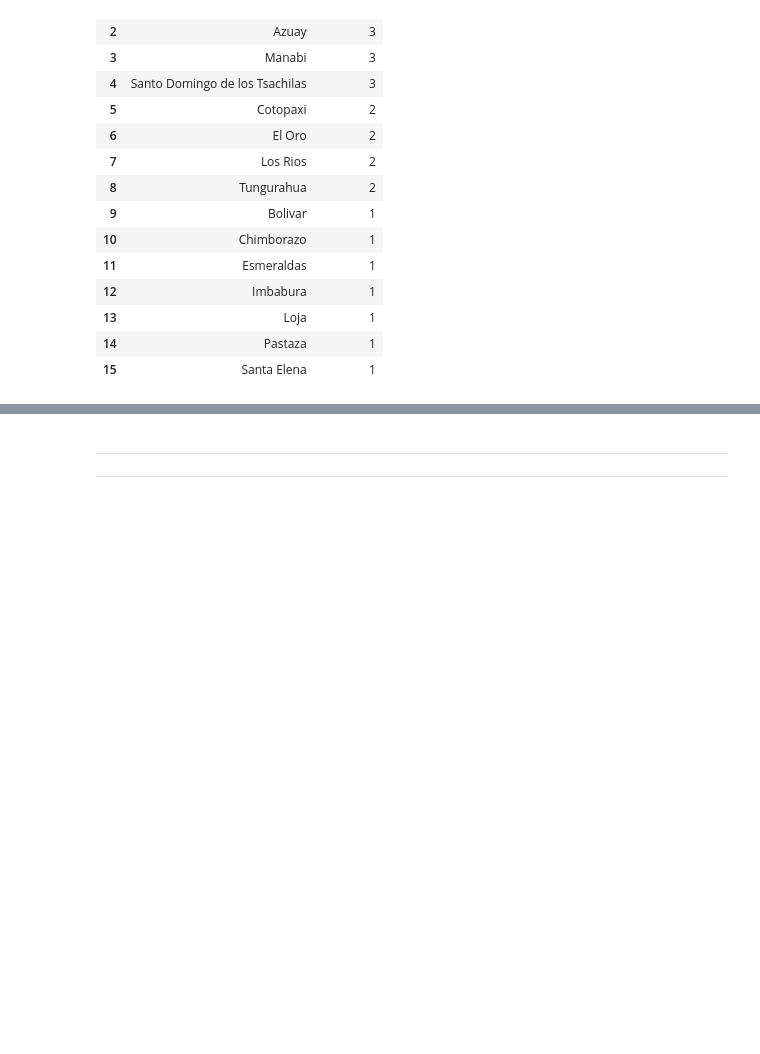
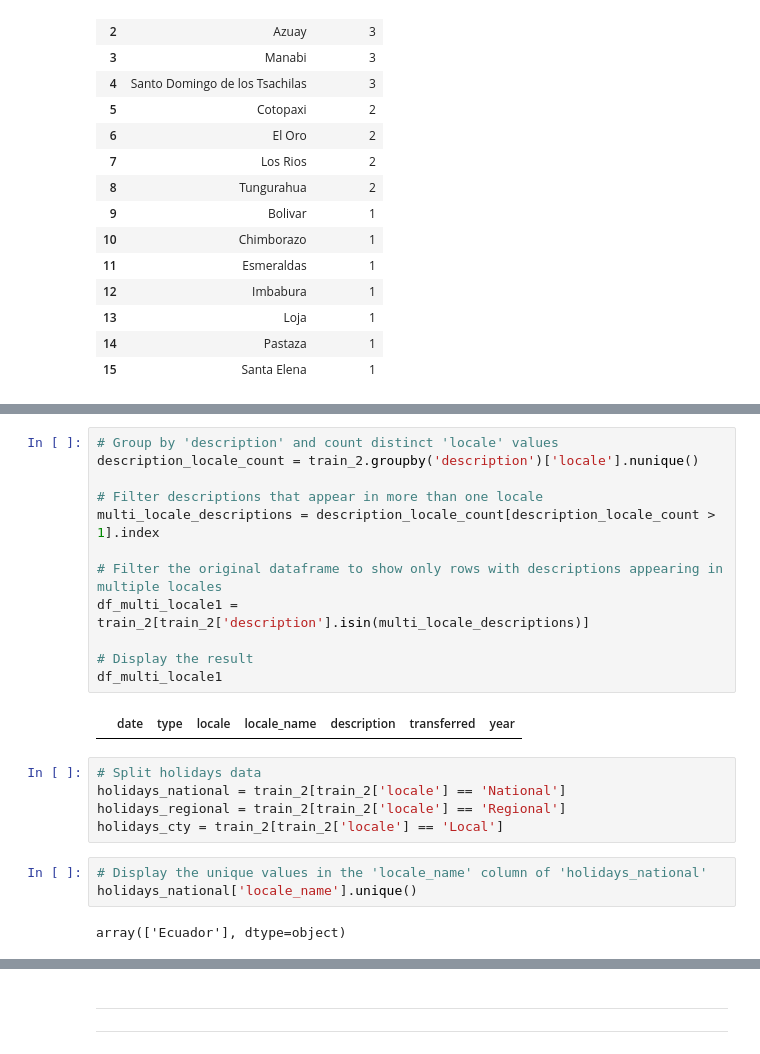
Before and after one commit to Safowaa/The_Regression_Project, a Jupyter notebook: Notebook/main.ipynb, the cells around one changed output, grey strips where cells are left out. Drawn from its saved outputs; the diff is of its cells as text; blank space fills up the shorter version.

```diff
--- a/Notebook/main.ipynb
+++ b/Notebook/main.ipynb
@@ -938,0 +958,24 @@ memory usage: 37.2+ MB
+# %%
+# Group by 'description' and count distinct 'locale' values
+description_locale_count = train_2.groupby('description')['locale'].nunique()
+
+# Filter descriptions that appear in more than one locale
+multi_locale_descriptions = description_locale_count[description_locale_count > 1].index
+
+# Filter the original dataframe to show only rows with descriptions appearing in multiple locales
+df_multi_locale1 = train_2[train_2['description'].isin(multi_locale_descriptions)]
+
+# Display the result
+df_multi_locale1
+# %% [output]
+|  | date | type | locale | locale_name | description | transferred | year |
+# %%
+# Split holidays data
+holidays_national = train_2[train_2['locale'] == 'National']
+holidays_regional = train_2[train_2['locale'] == 'Regional']
+holidays_cty = train_2[train_2['locale'] == 'Local']
+# %%
+# Display the unique values in the 'locale_name' column of 'holidays_national'
+holidays_national['locale_name'].unique()
+# %% [output]
+array(['Ecuador'], dtype=object)
```
Also changed, not shown: parts of 39 cells of this notebook, 1 other file.
